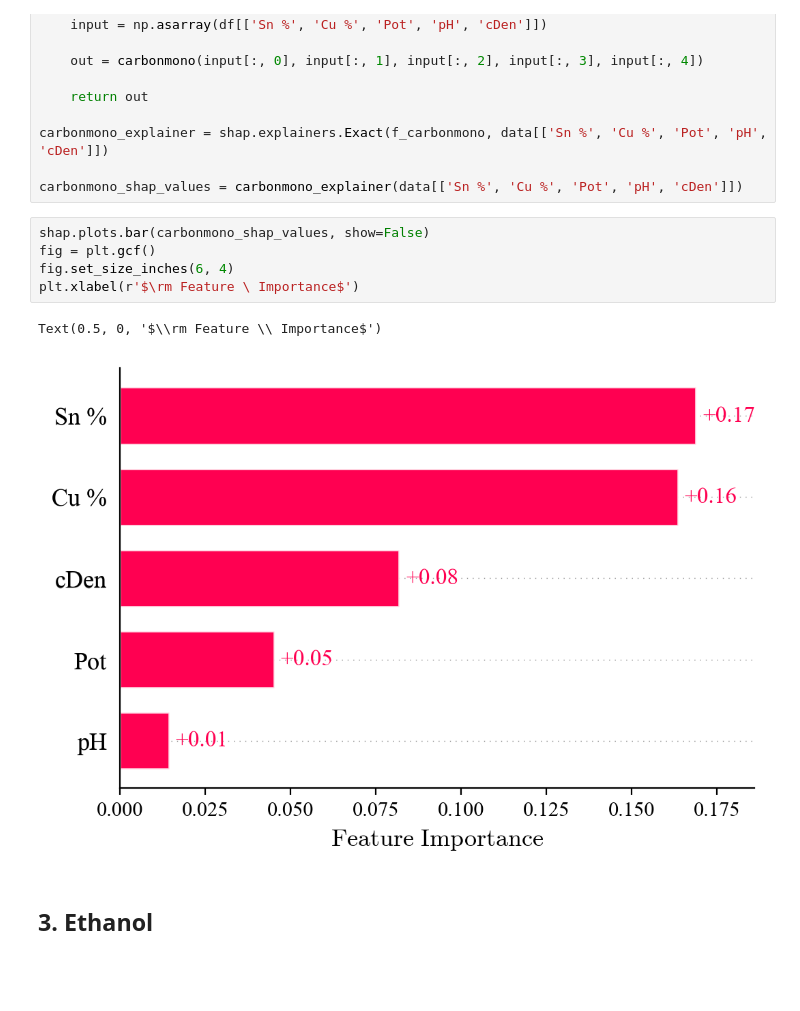
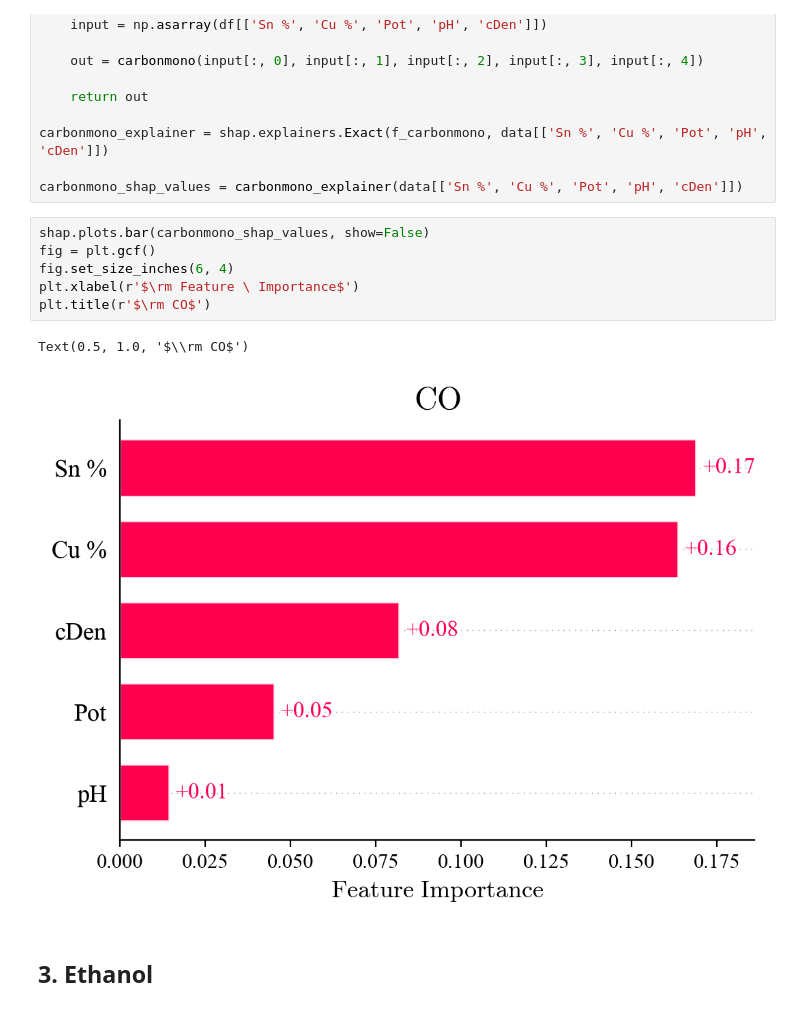
Before and after one commit to EnthusiasticTeslim/ReductElectro, a Jupyter notebook: hpc/normalized_only/shap-analysis.ipynb, the cells around one changed output. Saved outputs shown, nothing was run; the diff lists cells and outputs as text; blank space fills up the shorter version.

```diff
--- a/hpc/normalized_only/shap-analysis.ipynb
+++ b/hpc/normalized_only/shap-analysis.ipynb
@@ -109,11 +110,12 @@ carbonmono_shap_values = carbonmono_explainer(data[['Sn %', 'Cu %', 'Pot', 'pH',
 # %%
 shap.plots.bar(carbonmono_shap_values, show=False)
 fig = plt.gcf()
 fig.set_size_inches(6, 4)
 plt.xlabel(r'$\rm Feature \ Importance$')
+plt.title(r'$\rm CO$')
 # %% [output]
-Text(0.5, 0, '$\\rm Feature \\ Importance$')
+Text(0.5, 1.0, '$\\rm CO$')
-[figure, old version]
+[figure, new version]
 # %% [markdown]
 ## 3. Ethanol
 # %%
```
Also changed, not shown: parts of 4 cells of this notebook.
